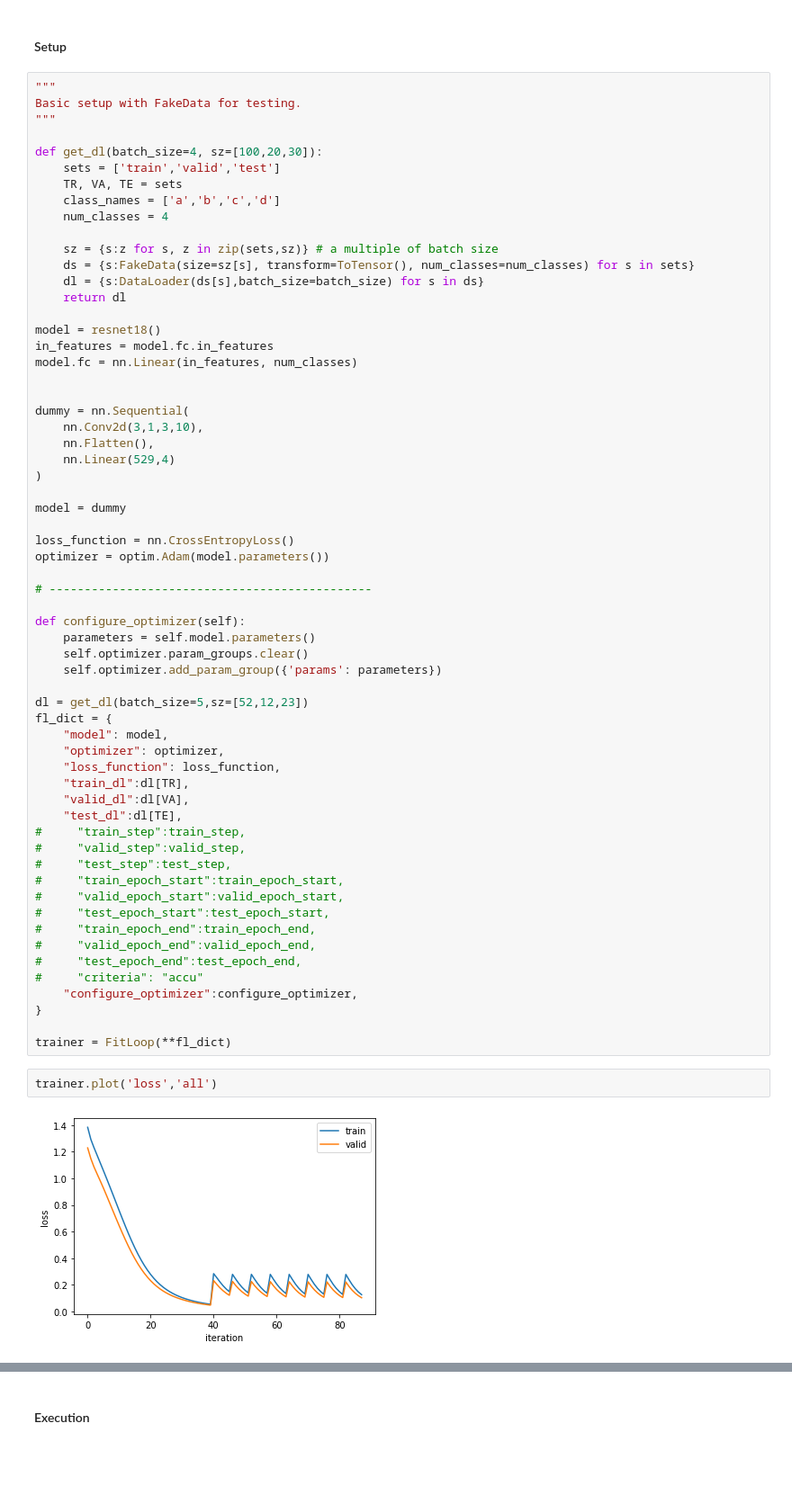
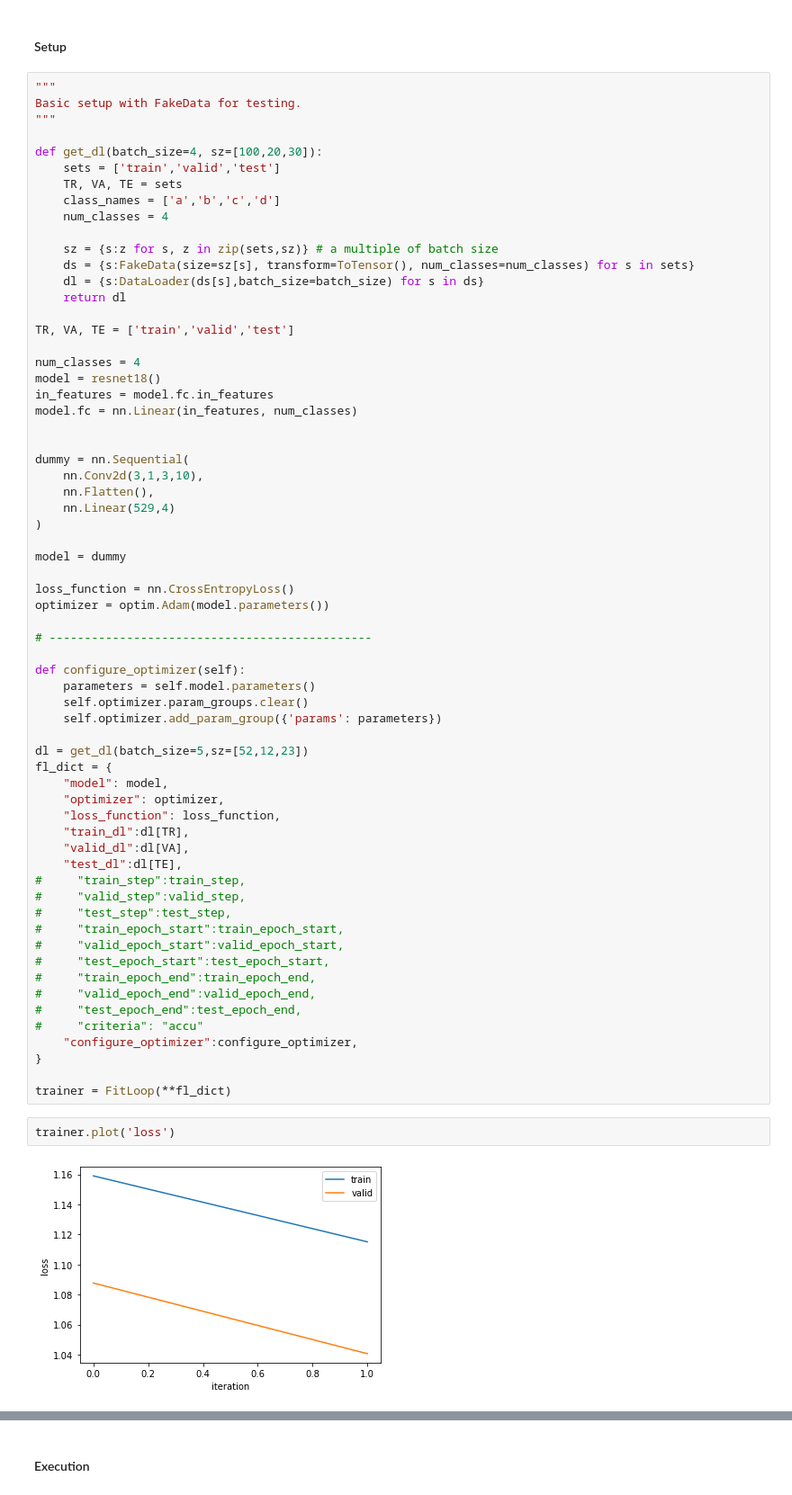
Before and after one commit to 18alantom/fitloop, a Jupyter notebook: TrialAndError.ipynb, the cells around one changed output, grey strips where cells are left out. Shown: that part at 90% size. Cells and saved outputs as stored; diff of their text form; blank space fills up the shorter version.

```diff
--- a/TrialAndError.ipynb
+++ b/TrialAndError.ipynb
@@ -1628,6 +103,9 @@ def get_dl(batch_size=4, sz=[100,20,30]):
     dl = {s:DataLoader(ds[s],batch_size=batch_size) for s in ds}
     return dl
 
+TR, VA, TE = ['train','valid','test']
+
+num_classes = 4
 model = resnet18()
 in_features = model.fc.in_features
 model.fc = nn.Linear(in_features, num_classes)
@@ -1674,9 +152,9 @@ fl_dict = {
 
 trainer = FitLoop(**fl_dict)
 # %%
-trainer.plot('loss','all')
+trainer.plot('loss')
 # %% [output]
-[figure, old version]
+[figure, new version]
 # %%
 trainer.fit(epochs=6)
 # %% [output]
```
Also changed, not shown: parts of 20 cells of this notebook, 9 other files.
